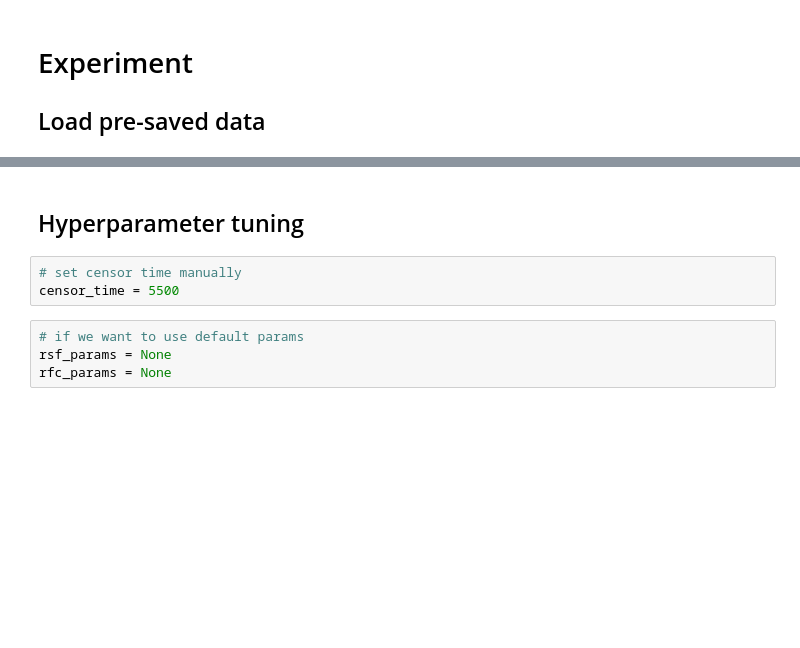
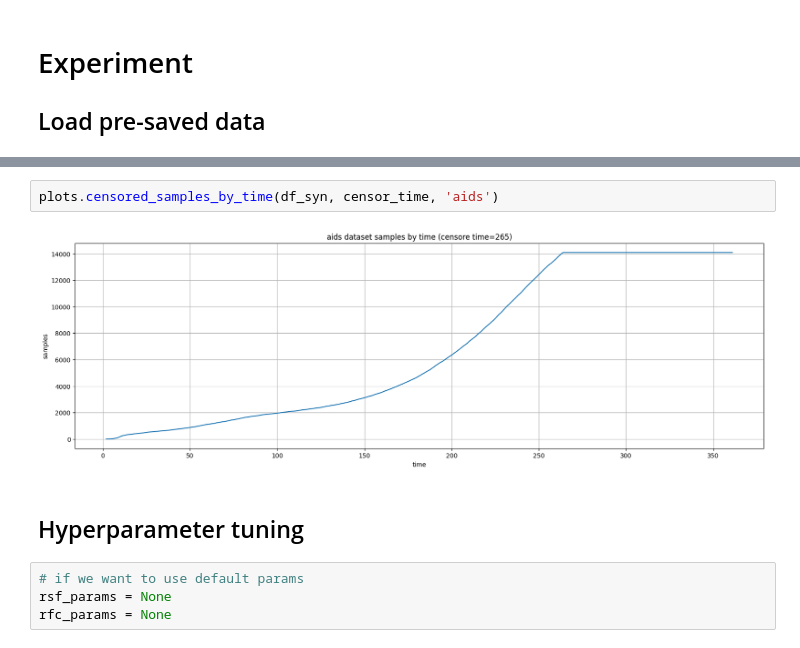
Before and after one commit to AsafKov/SurvivalAnalysisProject, a Jupyter notebook: project.ipynb, the cells around one changed output, grey strips where cells are left out. Cells and saved outputs as stored; diff of their text form; blank space fills up the shorter version.

```diff
--- a/project.ipynb
+++ b/project.ipynb
@@ -63,8 +53,9 @@ params = {'n_estimators': [100, 250], 'max_depth': [8, 16, 32, 64, None], 'min_s
+# %%
+plots.censored_samples_by_time(df_syn, censor_time, 'aids')
+# %% [output]
+[figure, added]
 # %% [markdown]
 ## Hyperparameter tuning
-# %%
-# set censor time manually
-censor_time = 5500
 # %%
 # if we want to use default params
 rsf_params = None
```
Also changed, not shown: parts of 13 cells of this notebook, 3 other files.
